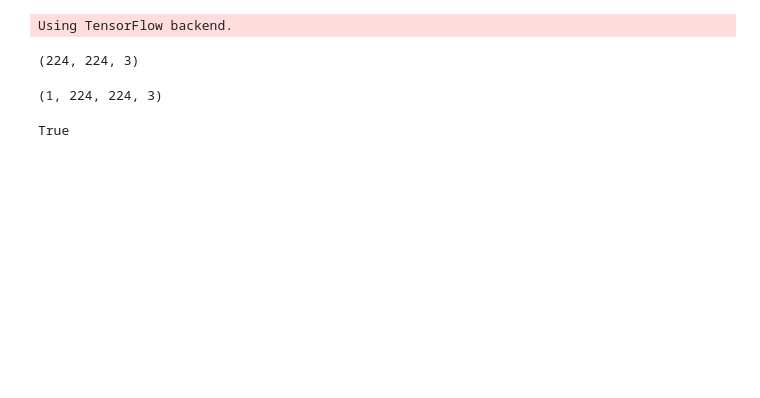
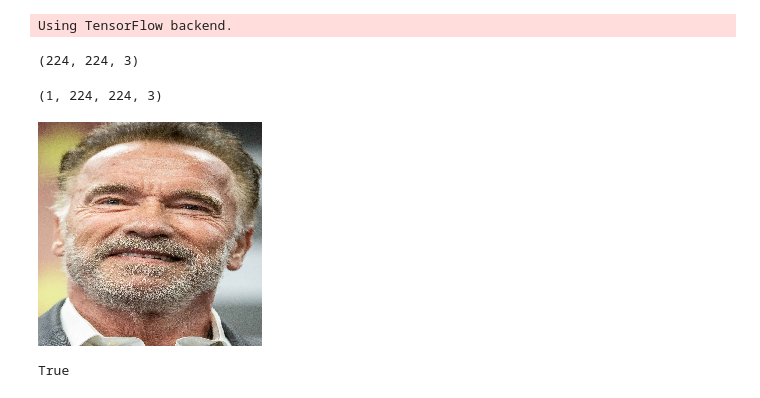
Before and after one commit to kellyimcvey/MachineLearningGender, a Jupyter notebook: Testing/Modeling.ipynb, the cells around one changed output. Saved outputs shown, nothing was run; the diff lists cells and outputs as text; code cells hidden in the pictures; blank space fills up the shorter version.

```diff
--- a/Testing/Modeling.ipynb
+++ b/Testing/Modeling.ipynb
@@ -11,7 +11,7 @@ gender_model = load_model("../gender_model.h5")
 # %%
 detector = MTCNN()
 # %%
-pixels = plt.imread("leo.jpg")
+pixels = plt.imread("arnold.jpg")
 results = detector.detect_faces(pixels)
 # %%
 imshape =  pixels.shape
@@ -37,6 +37,10 @@ new_face = face_array.reshape(-1,224,224,3)
 new_face.shape
 # %% [output]
 (1, 224, 224, 3)
+# %%
+Image.fromarray(face_array)
+# %% [output]
+[figure, added]
 # %%
 gen = gender_model.predict(new_face)
 # %%
```
Also changed, not shown: parts of 1 cell of this notebook, 7 other files.
